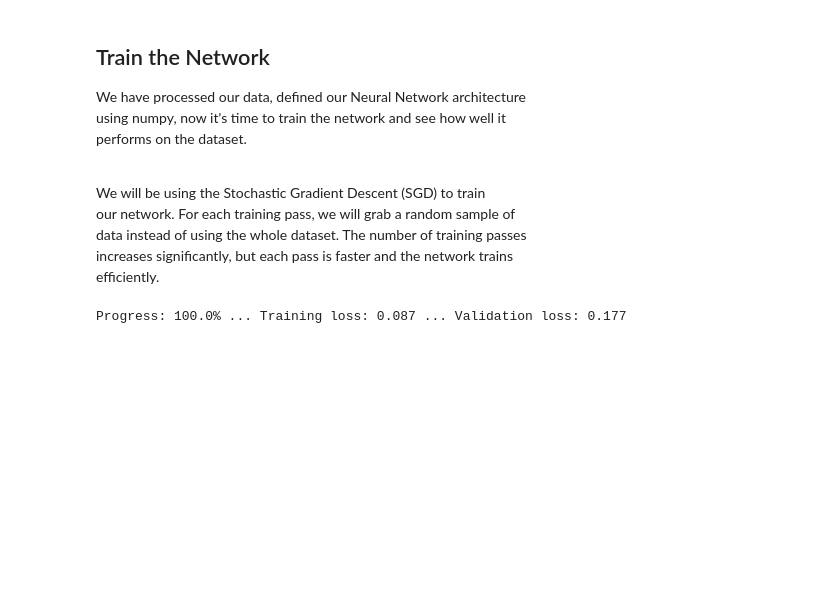
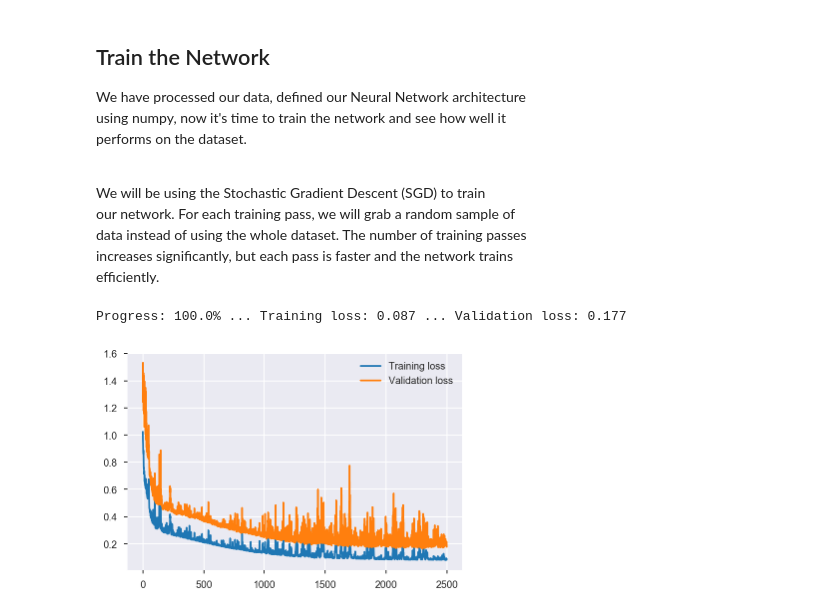
Before and after one commit to pranjalchaubey/Neural-Networks-using-Numpy, a Jupyter notebook: src/neural-network-numpy.ipynb, the cells around one changed output. Cells and saved outputs as stored; diff of their text form; code cells hidden in the pictures; blank space fills up the shorter version.

```diff
--- a/src/neural-network-numpy.ipynb
+++ b/src/neural-network-numpy.ipynb
@@ -444,3 +444,12 @@ for ii in range(iterations):
     losses['validation'].append(val_loss)
 # %% [output]
 Progress: 100.0% ... Training loss: 0.087 ... Validation loss: 0.177
+# %%
+# Plot the Training and Validation set losses to check
+# how well we trained
+plt.plot(losses['train'], label='Training loss')
+plt.plot(losses['validation'], label='Validation loss')
+plt.legend()
+_ = plt.ylim()
+# %% [output]
+[figure, added]
```
Also changed, not shown: parts of 2 cells of this notebook.
